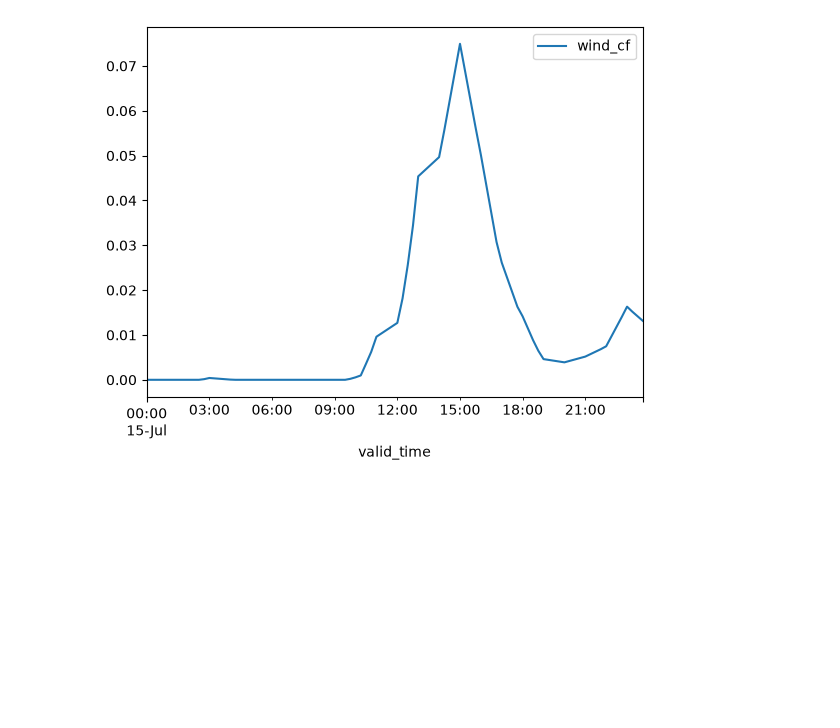
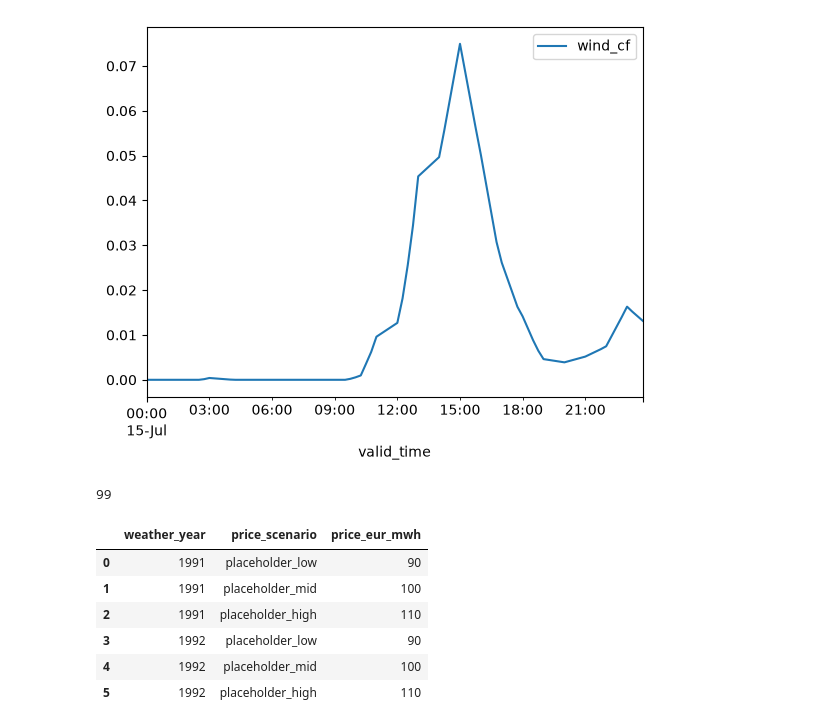
Before and after one commit to SristyKala1/ppa_selection_italy, a Jupyter notebook: notebooks/04_scenarios_setup.ipynb, the cells around one changed output. Saved outputs shown, nothing was run; the diff lists cells and outputs as text; code cells hidden in the pictures; blank space fills up the shorter version.

```diff
--- a/notebooks/04_scenarios_setup.ipynb
+++ b/notebooks/04_scenarios_setup.ipynb
@@ -54,3 +54,36 @@ max          0.983607
 Name: wind_cf, dtype: float64
 [figure]
 [figure]
+# %%
+import yaml
+
+with open(PROJECT_ROOT / "config.yaml") as f:
+    config = yaml.safe_load(f)
+
+START_YEAR = config["weather"]["start_year"]
+END_YEAR = config["weather"]["end_year"]
+
+price_scenarios = {
+    "placeholder_low": 90,
+    "placeholder_mid": 100,
+    "placeholder_high": 110,
+}
+
+scenario_matrix = [
+    {"weather_year": year, "price_scenario": name, "price_eur_mwh": price}
+    for year in range(START_YEAR, END_YEAR + 1)
+    for name, price in price_scenarios.items()
+]
+
+scenario_df = pd.DataFrame(scenario_matrix)
+print(len(scenario_df))
+scenario_df.head(6)
+# %% [output]
+99
+|  | weather_year | price_scenario | price_eur_mwh |
+| 0 | 1991 | placeholder_low | 90 |
+| 1 | 1991 | placeholder_mid | 100 |
+| 2 | 1991 | placeholder_high | 110 |
+| 3 | 1992 | placeholder_low | 90 |
+| 4 | 1992 | placeholder_mid | 100 |
+| 5 | 1992 | placeholder_high | 110 |
```
Also changed, not shown: parts of 1 cell of this notebook.
